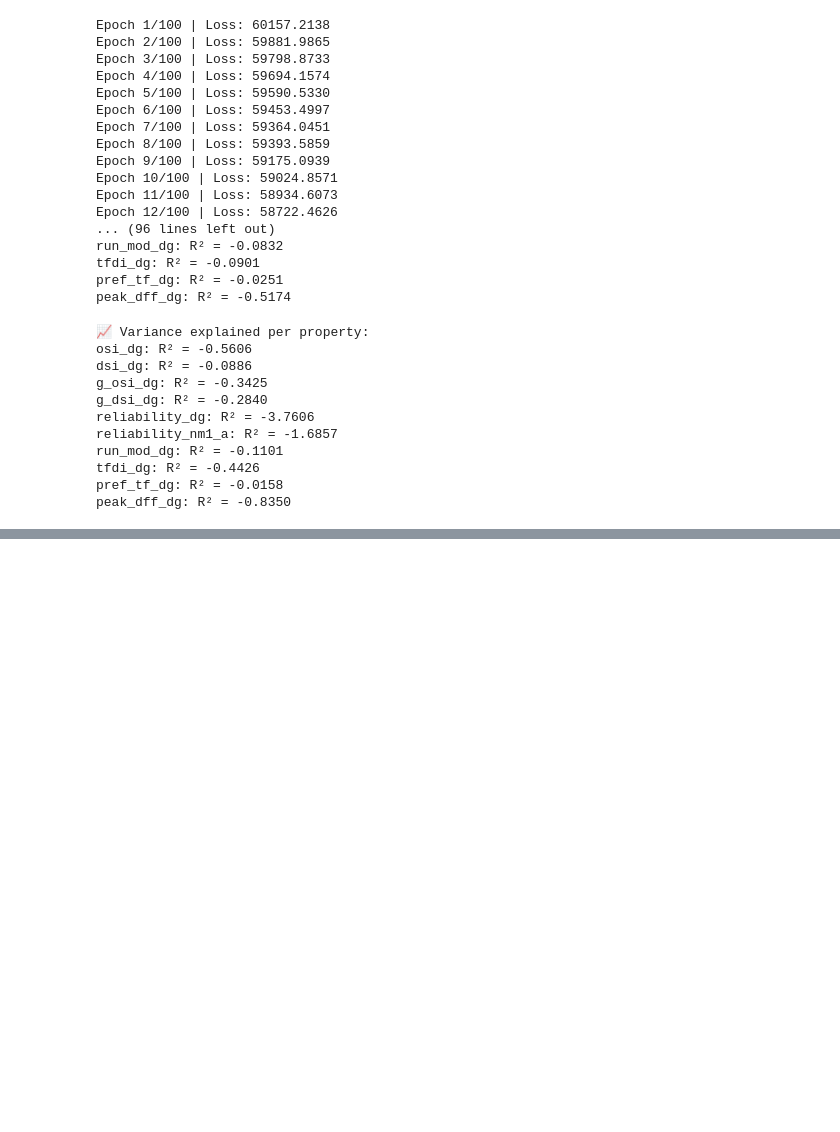
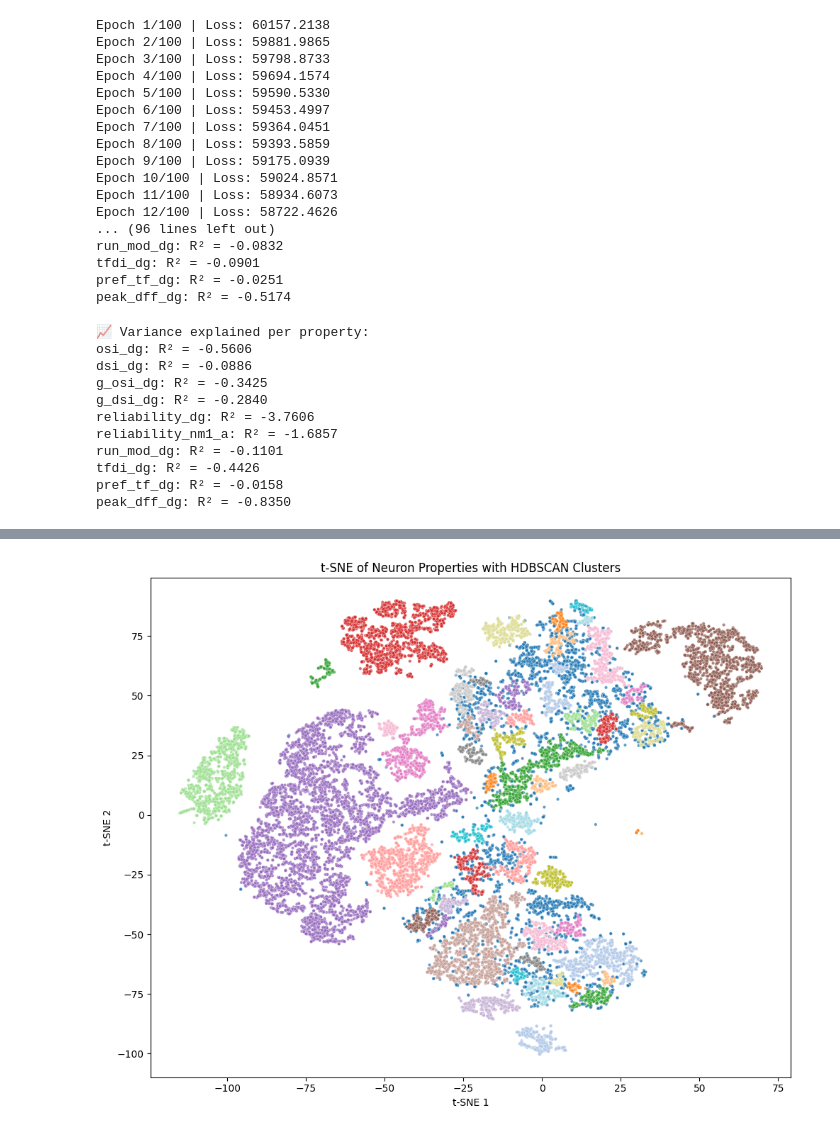
Before and after one commit to mariakesa/LuckyMouse2, a Jupyter notebook: neuron_property_decoding/multitaskMLP.ipynb, the cells around one changed output, grey strips where cells are left out. Drawn from its saved outputs; the diff is of its cells as text; code cells hidden in the pictures; blank space fills up the shorter version.

```diff
--- a/neuron_property_decoding/multitaskMLP.ipynb
+++ b/neuron_property_decoding/multitaskMLP.ipynb
@@ -153,0 +184,21 @@ peak_dff_dg: R² = -0.8350
+# %%
+import hdbscan
+
+# Fit HDBSCAN on the 2D t-SNE space
+clusterer = hdbscan.HDBSCAN(min_cluster_size=50, min_samples=10)
+cluster_labels = clusterer.fit_predict(Y_tsne)
+
+# Add labels to DataFrame
+merged_df['cluster'] = cluster_labels
+
+# Visualize
+plt.figure(figsize=(10, 8))
+sns.scatterplot(x=Y_tsne[:, 0], y=Y_tsne[:, 1], hue=cluster_labels,
+                palette='tab20', s=10, alpha=0.7, legend=None)
+plt.title("t-SNE of Neuron Properties with HDBSCAN Clusters")
+plt.xlabel("t-SNE 1")
+plt.ylabel("t-SNE 2")
+plt.tight_layout()
+plt.show()
+# %% [output]
+[figure, added]
```
Also changed, not shown: parts of 1 cell of this notebook.
